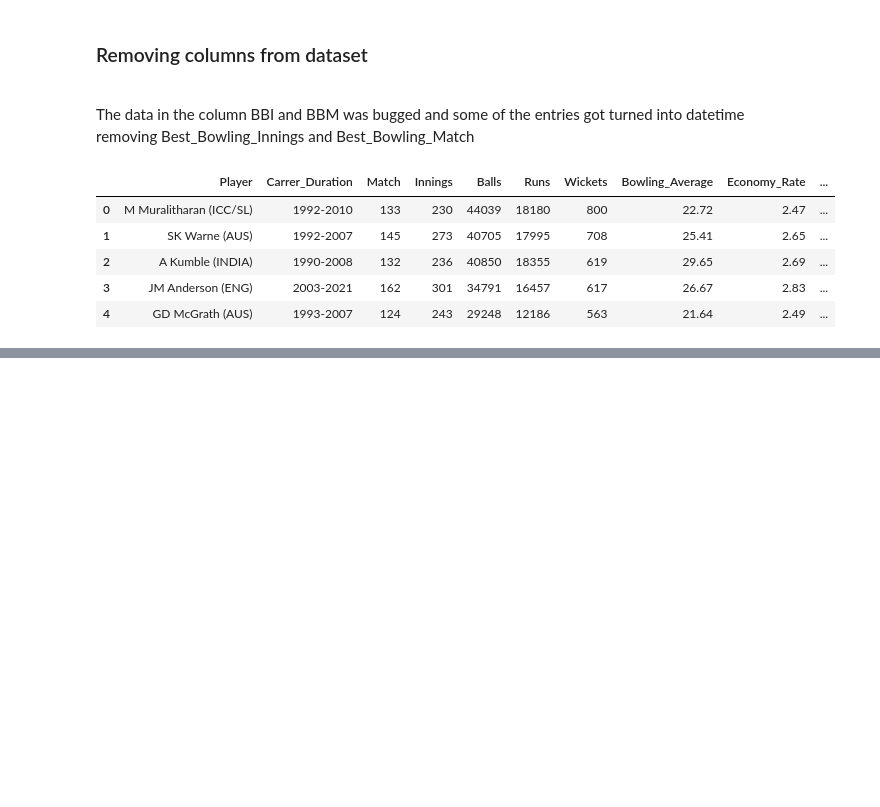
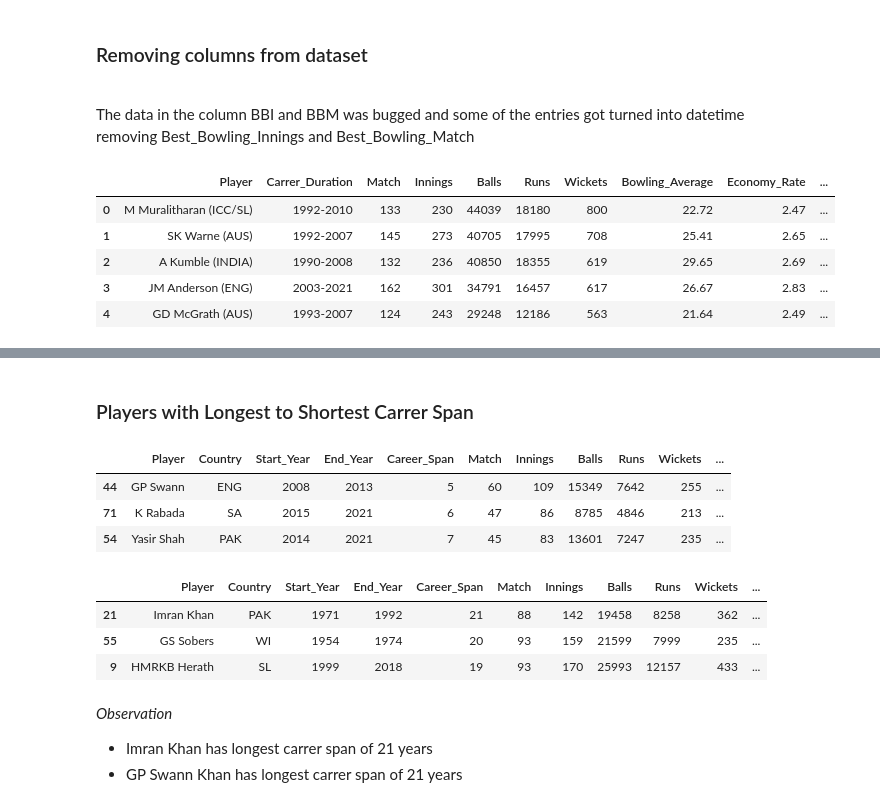
Before and after one commit to zintesar/test_cricket_analysis, a Jupyter notebook: test_cricket_analysis.ipynb, the cells around one changed output, grey strips where cells are left out. Cells and saved outputs as stored; diff of their text form; code cells hidden in the pictures; blank space fills up the shorter version.

```diff
--- a/test_cricket_analysis.ipynb
+++ b/test_cricket_analysis.ipynb
@@ -162,0 +336,19 @@ display(df.head())
+# %% [markdown]
+### Players with Longest to Shortest Carrer Span
+# %%
+display(df.sort_values(by='Career_Span', ascending = True).head(3))
+
+display(df.sort_values(by='Career_Span', ascending = False).head(3))
+# %% [output]
+|  | Player | Country | Start_Year | End_Year | Career_Span | Match | Innings | Balls | Runs | Wickets | ... |
+| 44 | GP Swann | ENG | 2008 | 2013 | 5 | 60 | 109 | 15349 | 7642 | 255 | ... |
+| 71 | K Rabada | SA | 2015 | 2021 | 6 | 47 | 86 | 8785 | 4846 | 213 | ... |
+| 54 | Yasir Shah | PAK | 2014 | 2021 | 7 | 45 | 83 | 13601 | 7247 | 235 | ... |
+|  | Player | Country | Start_Year | End_Year | Career_Span | Match | Innings | Balls | Runs | Wickets | ... |
+| 21 | Imran Khan | PAK | 1971 | 1992 | 21 | 88 | 142 | 19458 | 8258 | 362 | ... |
+| 55 | GS Sobers | WI | 1954 | 1974 | 20 | 93 | 159 | 21599 | 7999 | 235 | ... |
+| 9 | HMRKB Herath | SL | 1999 | 2018 | 19 | 93 | 170 | 25993 | 12157 | 433 | ... |
+# %% [markdown]
+*Observation*
+- Imran Khan has longest carrer span of 21 years
+- GP Swann Khan has longest carrer span of 21 years
```
Also changed, not shown: parts of 30 cells of this notebook.
